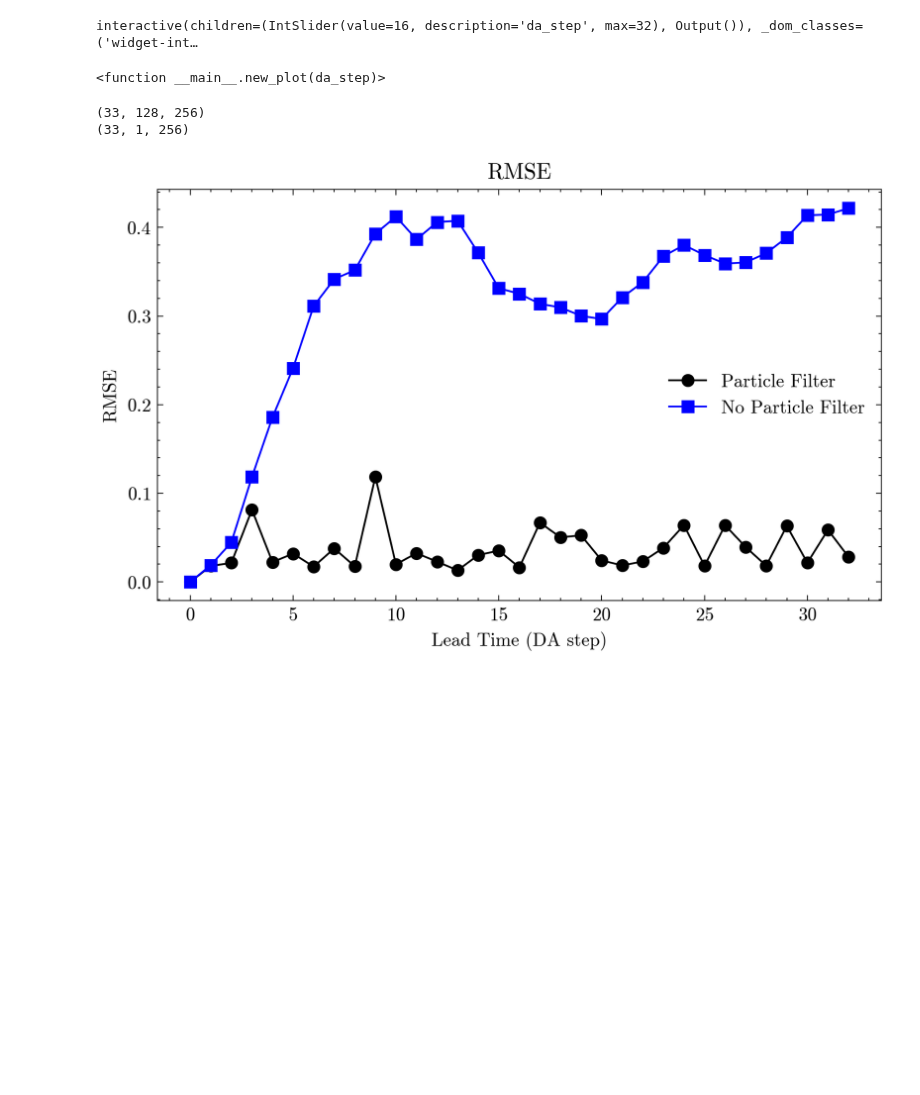
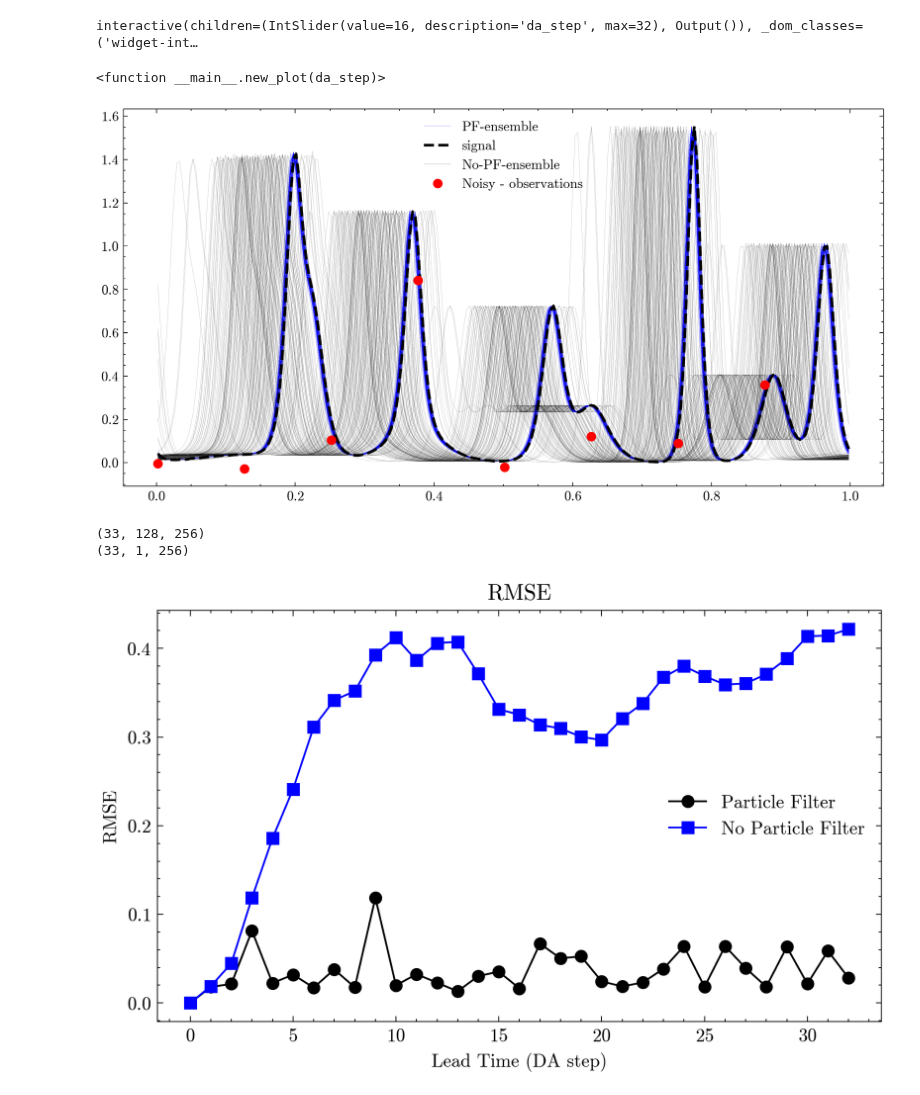
Before and after one commit to jameswoodfield/Particle_Filter, a Jupyter notebook: examples/Example_3_KdV_ensemble.ipynb, the cells around one changed output. Saved outputs shown, nothing was run; the diff lists cells and outputs as text; code cells hidden in the pictures; blank space fills up the shorter version.

```diff
--- a/examples/Example_3_KdV_ensemble.ipynb
+++ b/examples/Example_3_KdV_ensemble.ipynb
@@ -121,6 +121,21 @@ interact(new_plot, da_step=(0, da_steps))
 # %% [output]
 interactive(children=(IntSlider(value=16, description='da_step', max=32), Output()), _dom_classes=('widget-int…
 <function __main__.new_plot(da_step)>
+# %%
+da_step = da_steps  # Only plot at the final DA stage
+plt.figure(figsize=(10, 5),dpi=300)
+plt.plot(signal_model.x, particles[da_step,:,:].T, color='b', linewidth=0.05)
+plt.plot(signal_model.x, particles[da_step,0,:].T, color='b', label='PF-ensemble', linewidth=0.1)
+
+plt.plot(signal_model.x, signal[da_step,0,:], color='k', label='signal',linewidth=2,linestyle='--')
+plt.plot(signal_model.x, particles_1[da_step,:,:].T, color='k', linewidth=0.05)
+plt.plot(signal_model.x, particles_1[da_step,0,:].T, color='k', label='No-PF-ensemble', linewidth=0.1)
+
+plt.plot(signal_model.x[observation_locations], observations[da_step-1,0,:], 'ro', label='Noisy - observations')
+plt.legend()
+plt.show()
+# %% [output]
+[figure, added]
 # %%
 
 from metrics.ensemble import rmse, crps, bias
```
Also changed, not shown: parts of 1 cell of this notebook, 2 other files.
